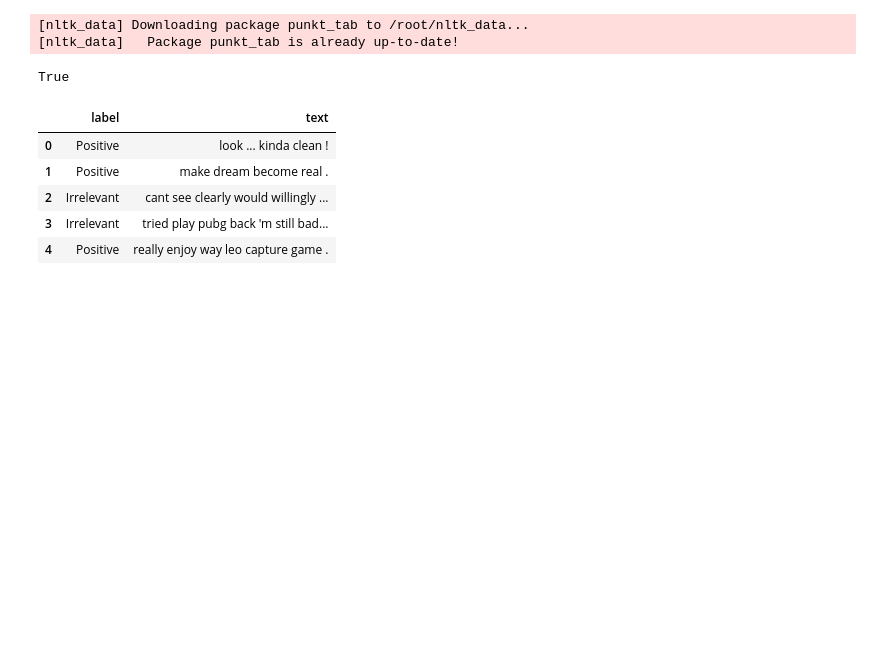
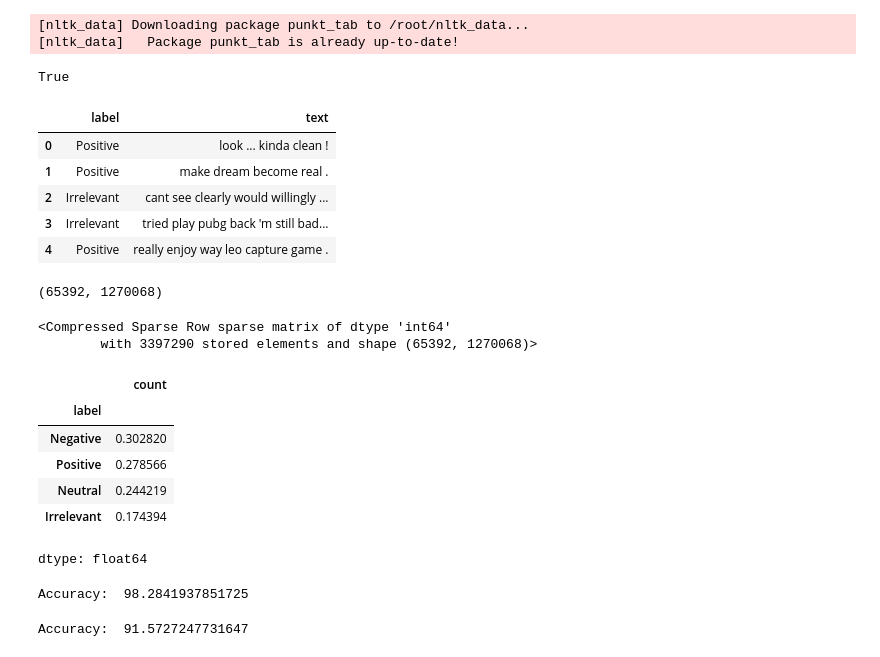
Before and after one commit to Tungtom2004/Analysis-classification, a Jupyter notebook: Logistic-Regression.ipynb, the cells around one changed output. Saved outputs shown, nothing was run; the diff lists cells and outputs as text; code cells hidden in the pictures; blank space fills up the shorter version.

```diff
--- a/Logistic-Regression.ipynb
+++ b/Logistic-Regression.ipynb
@@ -161,0 +176,36 @@ from sklearn.preprocessing import LabelEncoder
+# %%
+X_train_bow.shape  # (2, something)
+# %% [output]
+(65392, 1270068)
+# %%
+X_valid_bow
+# %% [output]
+<Compressed Sparse Row sparse matrix of dtype 'int64'
+        with 3397290 stored elements and shape (65392, 1270068)>
+# %%
+y_train_bow = df_train['label']
+y_valid_bow = df_valid['label']
+y_test_bow = df_test['label']
+# %%
+y_valid_bow.value_counts() / y_valid_bow.shape[0]
+# %% [output]
+|  | count |
+| label |  |
+| Negative | 0.302820 |
+| Positive | 0.278566 |
+| Neutral | 0.244219 |
+| Irrelevant | 0.174394 |
+dtype: float64
+# %%
+model1 = LogisticRegression(C = 0.9, solver = "liblinear", max_iter = 1500)
+model1.fit(X_train_bow, y_train_bow)
+
+valid_pred = model1.predict(X_valid_bow)
+print("Accuracy: ", accuracy_score(y_valid_bow, valid_pred) * 100)
+# %% [output]
+Accuracy:  98.2841937851725
+# %%
+test_res = model1.predict(X_test_bow)
+print("Accuracy: ", accuracy_score(y_test_bow, test_res) * 100)
+# %% [output]
+Accuracy:  91.5727247731647
```
Also changed, not shown: parts of 3 cells of this notebook.
